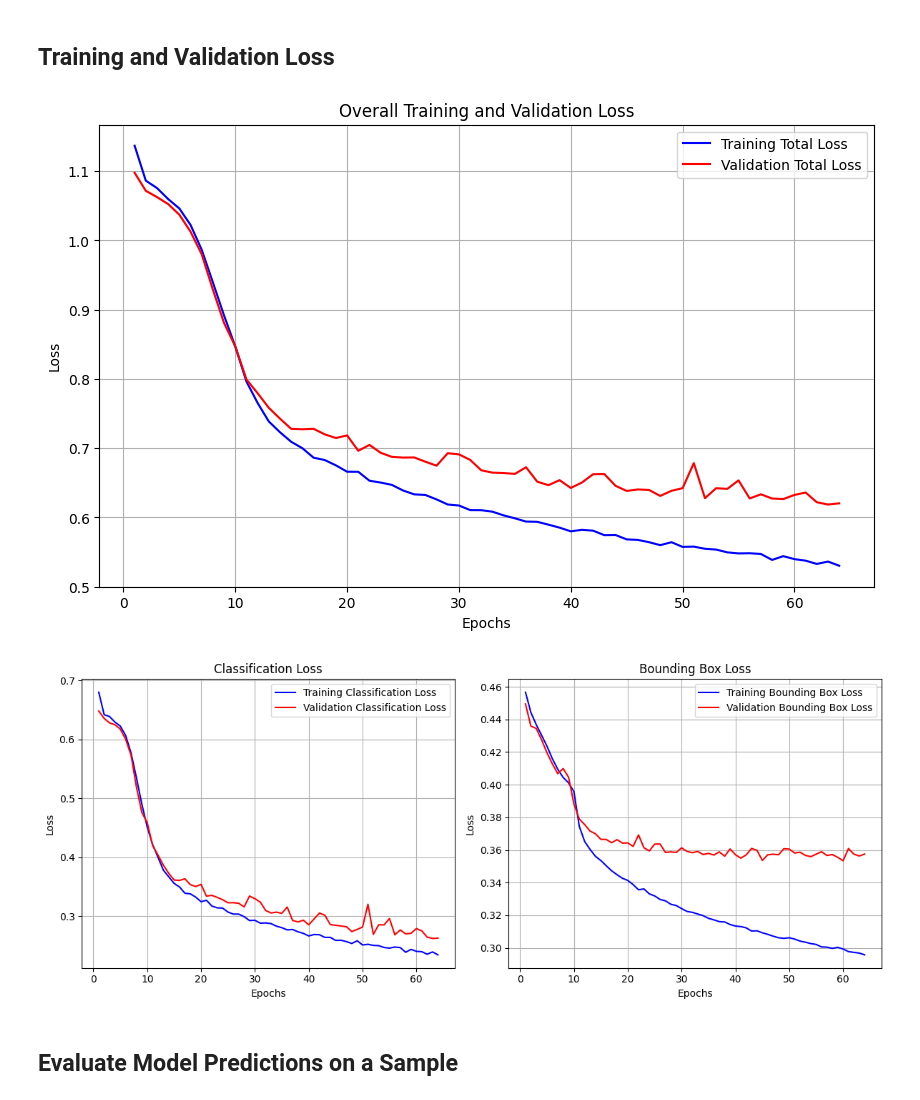
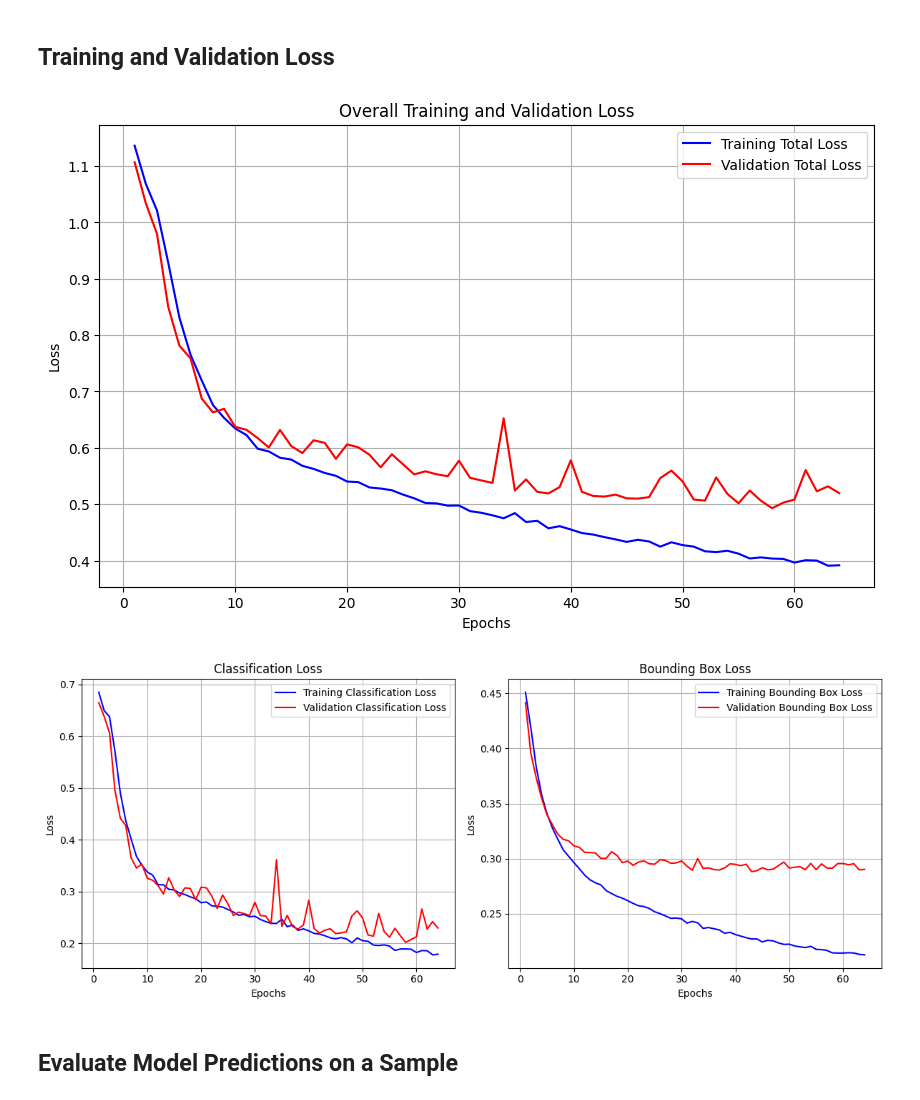
Before and after one commit to Trondster/CS4140, a Jupyter notebook: train/drone-classification.ipynb, the cells around one changed output. Saved outputs shown, nothing was run; the diff lists cells and outputs as text; code cells hidden in the pictures.

```diff
--- a/train/drone-classification.ipynb
+++ b/train/drone-classification.ipynb
@@ -520,6 +520,7 @@ Example of one batch structure from train_ds:
 # %%
 import tf_keras.backend as K
 import tensorflow as tf
+import torch
 
 def bbox_to_coords(bbox):
     """Converts (x_center, y_center, width, height) to (x1, y1, x2, y2)."""
@@ -607,7 +608,7 @@ def create_model():
         x = layers.Conv2D(24, (3,3), strides=2, padding='same')(x)
         x = layers.ReLU()(x)
 
-        x = layers.Conv2D(8, (3,3), strides=2, padding='same')(x)
+        x = layers.Conv2D(12, (3,3), strides=2, padding='same')(x)
         x = layers.ReLU()(x)
         return x
 
@@ -629,22 +630,24 @@ def create_model():
     # so it's already 2D. It should be passed directly to the Dense layers.
     classification_branch = layers.Dense(64, activation="relu")(combined_pooled_features)
     classification_branch = layers.Dense(32, activation="relu")(classification_branch)
-    classification_output = layers.Dense(1, activation="sigmoid", name='classification_output')(classification_branch)
+    classification_branch = layers.Dense(16, activation="relu")(classification_branch)
+    classification_output = layers.Dense(1, activation="sigmoid", name='class_out')(classification_branch)
 
     # --- Bounding Box Regression Branch ---
     # Flatten the combined spatial features for bounding box prediction
     flattened_bbox_features = layers.Flatten()(combined_features)
     bbox_branch = layers.Dense(16, activation="relu")(flattened_bbox_features)
-    bbox_output = layers.Dense(4, activation="sigmoid", name='bbox_output')(bbox_branch)
+    bbox_branch = layers.Dense(8, activation="relu")(bbox_branch)
+    bbox_output = layers.Dense(4, activation="sigmoid", name='bbox_out')(bbox_branch)
 
     model = keras.Model(inputs=[image1_input, image2_input], outputs=[classification_output, bbox_output])
 
     # Compile the model with separate losses and metrics for each output
     model.compile(
-        loss={'classification_output': 'binary_crossentropy', 'bbox_output': masked_giou_loss},
+        loss={'class_out': 'binary_crossentropy', 'bbox_out': masked_giou_loss},
         optimizer="adam",
         metrics={
-            'classification_output': ['accuracy']
+            'class_out': ['accuracy']
             # Removed 'mean_squared_error' for bbox_output as it conflicts with the 5-element target
         },
     )
@@ -718,10 +721,10 @@ import matplotlib.pyplot as plt
 # Extract loss values
 train_loss = history.history['loss']
 val_loss = history.history['val_loss']
-train_class_loss = history.history['classification_output_loss']
-val_class_loss = history.history['val_classification_output_loss']
-train_bbox_loss = history.history['bbox_output_loss']
-val_bbox_loss = history.history['val_bbox_output_loss']
+train_class_loss = history.history['class_out_loss']
+val_class_loss = history.history['val_class_out_loss']
+train_bbox_loss = history.history['bbox_out_loss']
+val_bbox_loss = history.history['val_bbox_out_loss']
 epochs = range(1, len(train_loss) + 1)
 
 # Figure 1: Overall Training and Validation Loss
@@ -734,35 +737,35 @@ plt.ylabel('Loss')
 plt.legend()
 plt.grid(True)
 plt.show()
 
 # Figure 2: Classification and Bounding Box Losses
 plt.figure(figsize=(12, 5))
 
 # Subplot 1: Classification Loss
 plt.subplot(1, 2, 1) # 1 row, 2 columns, first plot
 plt.plot(epochs, train_class_loss, 'b', label='Training Classification Loss')
 plt.plot(epochs, val_class_loss, 'r', label='Validation Classification Loss')
 plt.title('Classification Loss')
 plt.xlabel('Epochs')
 plt.ylabel('Loss')
 plt.legend()
 plt.grid(True)
 
 # Subplot 2: Bounding Box Loss
 plt.subplot(1, 2, 2) # 1 row, 2 columns, second plot
 plt.plot(epochs, train_bbox_loss, 'b', label='Training Bounding Box Loss')
 plt.plot(epochs, val_bbox_loss, 'r', label='Validation Bounding Box Loss')
 plt.title('Bounding Box Loss')
 plt.xlabel('Epochs')
 plt.ylabel('Loss')
 plt.legend()
 plt.grid(True)
 
 plt.tight_layout() # Adjust layout to prevent overlapping titles/labels
 plt.show()
 # %% [output]
-[figure, old version]
+[figure, new version]
-[figure, old version]
+[figure, new version]
 # %% [markdown]
 ## Evaluate Model Predictions on a Sample
 # %%
```
Also changed, not shown: parts of 18 cells of this notebook.
